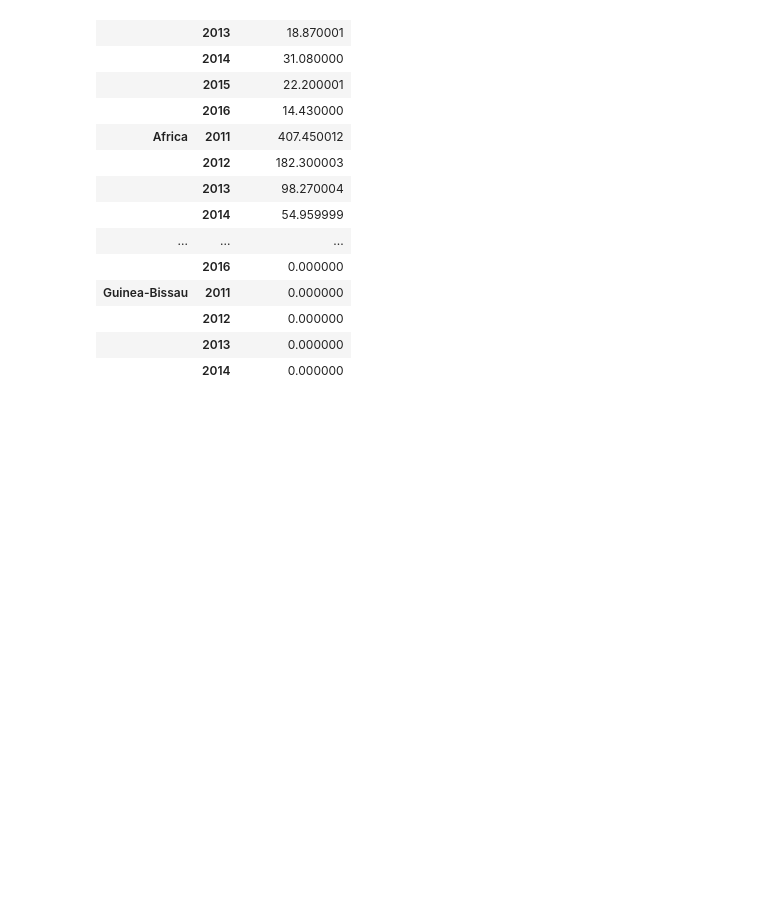
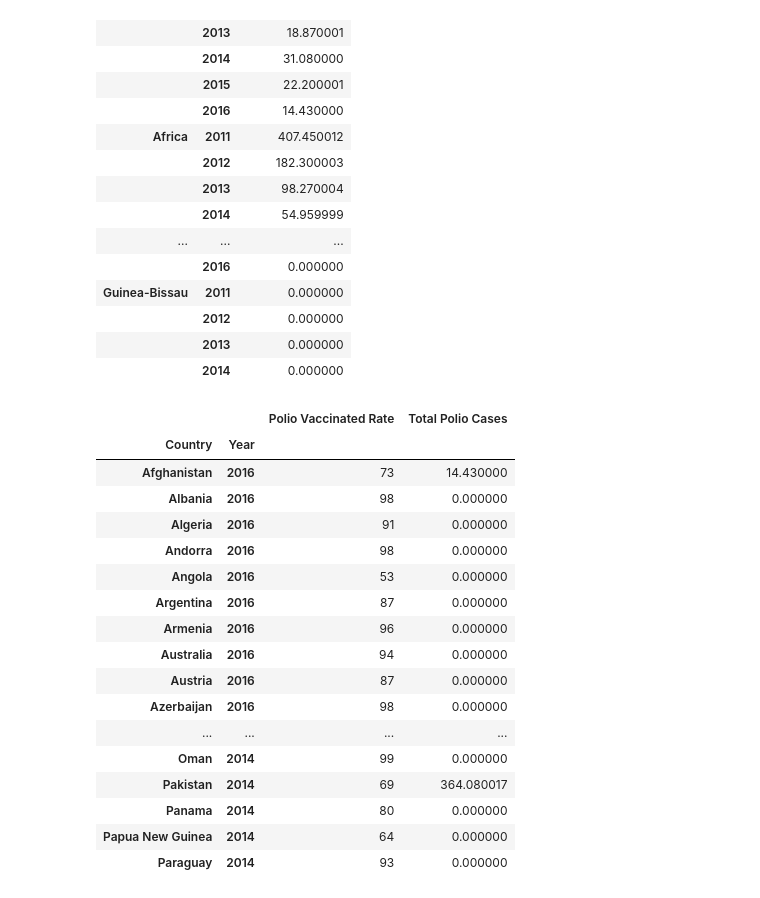
Before and after one commit to Alyrei/project_2, a Jupyter notebook: Polio.ipynb, the cells around one changed output. Drawn from its saved outputs; the diff is of its cells as text; code cells hidden in the pictures; blank space fills up the shorter version.

```diff
--- a/Polio.ipynb
+++ b/Polio.ipynb
@@ -147,3 +147,27 @@ cases_df
 |  | 2012 | 0.000000 |
 |  | 2013 | 0.000000 |
 |  | 2014 | 0.000000 |
+# %%
+data_complete = pd.merge(vaccination_df, cases_df, how="inner", on=["Country","Year"])
+
+data_complete = data_complete.set_index(["Country","Year"])
+data_complete
+# %% [output]
+|  |  | Polio Vaccinated Rate | Total Polio Cases |
+| Country | Year |  |  |
+| Afghanistan | 2016 | 73 | 14.430000 |
+| Albania | 2016 | 98 | 0.000000 |
+| Algeria | 2016 | 91 | 0.000000 |
+| Andorra | 2016 | 98 | 0.000000 |
+| Angola | 2016 | 53 | 0.000000 |
+| Argentina | 2016 | 87 | 0.000000 |
+| Armenia | 2016 | 96 | 0.000000 |
+| Australia | 2016 | 94 | 0.000000 |
+| Austria | 2016 | 87 | 0.000000 |
+| Azerbaijan | 2016 | 98 | 0.000000 |
+| ... | ... | ... | ... |
+| Oman | 2014 | 99 | 0.000000 |
+| Pakistan | 2014 | 69 | 364.080017 |
+| Panama | 2014 | 80 | 0.000000 |
+| Papua New Guinea | 2014 | 64 | 0.000000 |
+| Paraguay | 2014 | 93 | 0.000000 |
```
Also changed, not shown: 1 other file.
